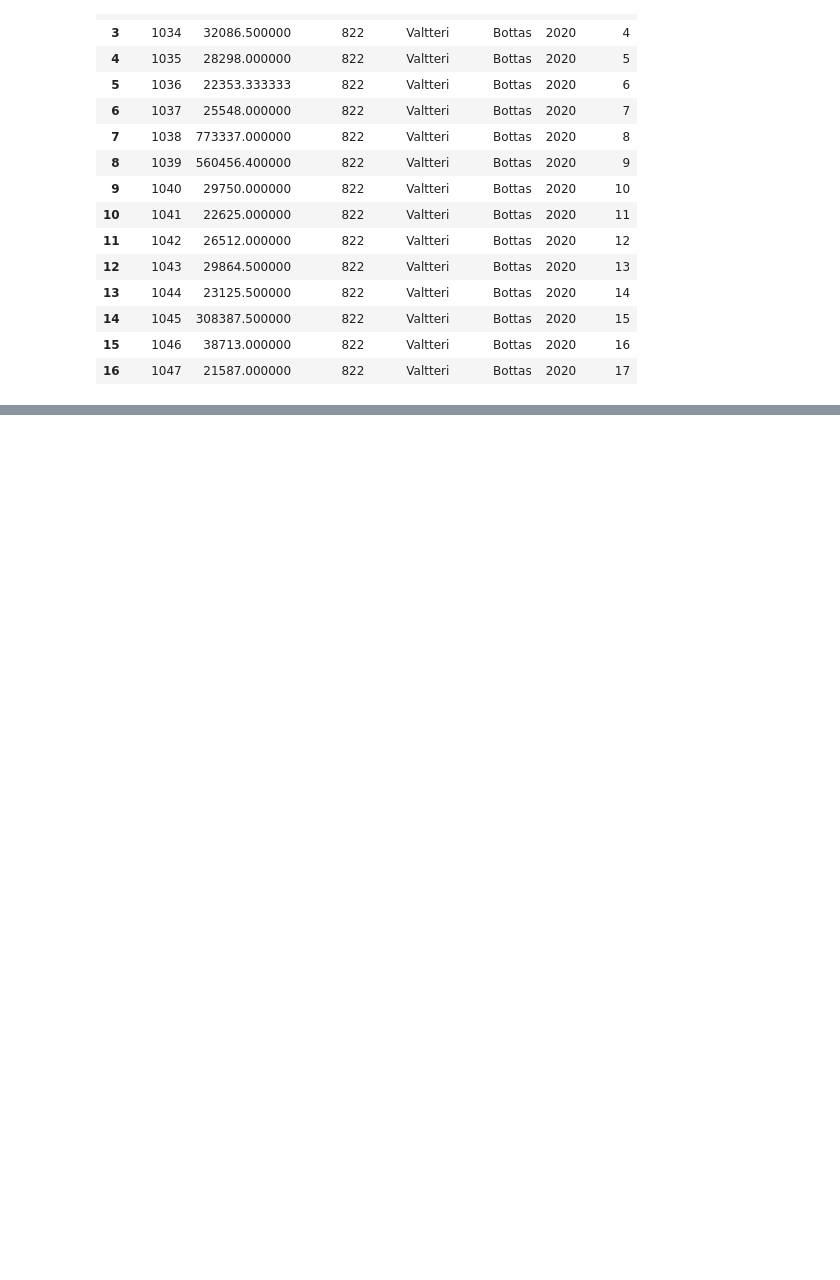
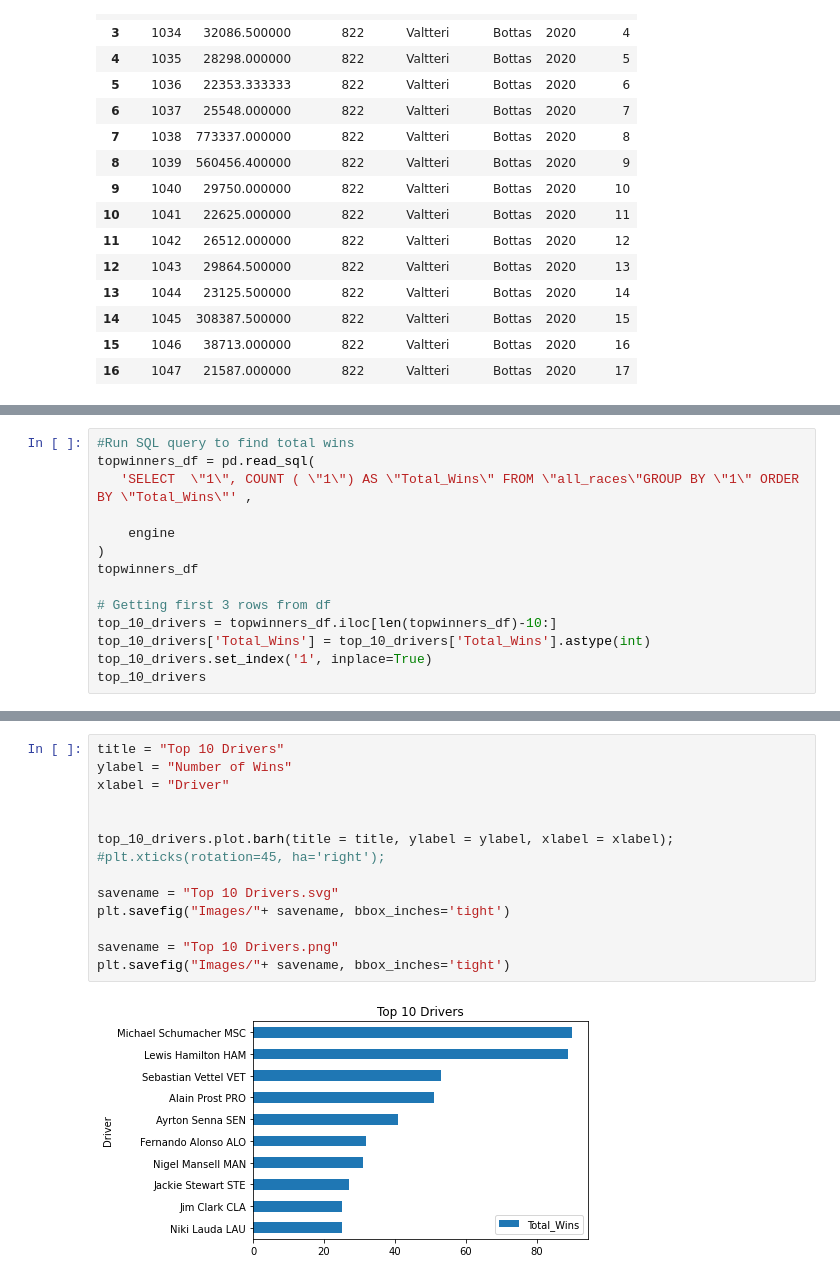
Before and after one commit to halabi93/Formula1-Dashboard, a Jupyter notebook: dftransform.ipynb, the cells around one changed output, grey strips where cells are left out. Drawn from its saved outputs; the diff is of its cells as text; blank space fills up the shorter version.

Commit message:
add graph

```diff
--- a/dftransform.ipynb
+++ b/dftransform.ipynb
@@ -477,0 +529,14 @@ avg_fastest_lap_df
+# %%
+#Run SQL query to find total wins
+topwinners_df = pd.read_sql(
+   'SELECT  \"1\", COUNT ( \"1\") AS \"Total_Wins\" FROM \"all_races\"GROUP BY \"1\" ORDER BY \"Total_Wins\"' ,
+
+    engine
+)
+topwinners_df
+
+# Getting first 3 rows from df
+top_10_drivers = topwinners_df.iloc[len(topwinners_df)-10:]
+top_10_drivers['Total_Wins'] = top_10_drivers['Total_Wins'].astype(int)
+top_10_drivers.set_index('1', inplace=True)
+top_10_drivers
@@ -477,0 +561,16 @@ avg_fastest_lap_df
+# %%
+title = "Top 10 Drivers"
+ylabel = "Number of Wins"
+xlabel = "Driver"
+
+
+top_10_drivers.plot.barh(title = title, ylabel = ylabel, xlabel = xlabel);
+#plt.xticks(rotation=45, ha='right');
+
+savename = "Top 10 Drivers.svg"
+plt.savefig("Images/"+ savename, bbox_inches='tight')
+
+savename = "Top 10 Drivers.png"
+plt.savefig("Images/"+ savename, bbox_inches='tight')
+# %% [output]
+[figure, added]
```
Also changed, not shown: parts of 5 cells of this notebook, 5 other files.
